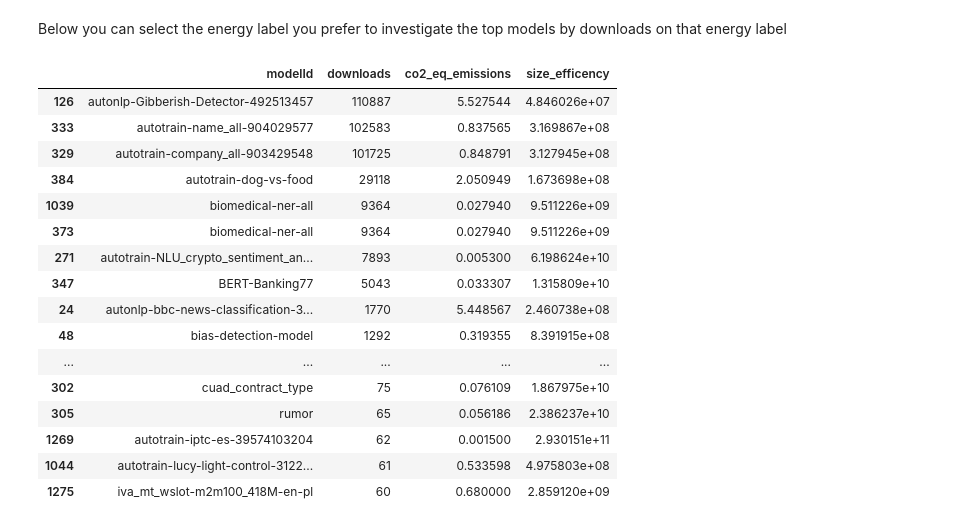
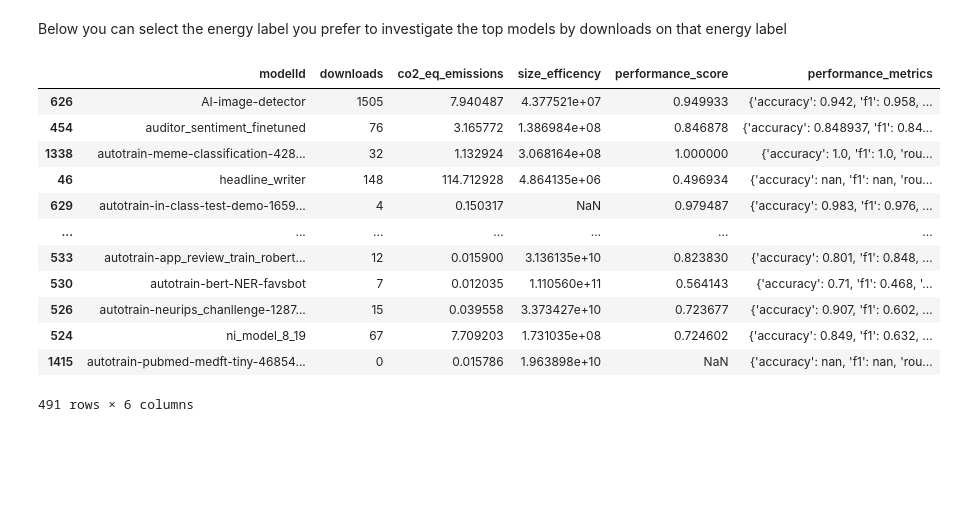
Before and after one commit to GAISSA-UPC/ML-EnergyLabel, a Jupyter notebook: code/Analysis/HFEmissionsAnalysis.ipynb, the cells around one changed output. Drawn from its saved outputs; the diff is of its cells as text; code cells hidden in the pictures; blank space fills up the shorter version.

```diff
--- a/code/Analysis/HFEmissionsAnalysis.ipynb
+++ b/code/Analysis/HFEmissionsAnalysis.ipynb
@@ -393,3 +393,5 @@ Remember, these p-values still should be corrected!! Correction on HFGeneralAnal
 print(f"Mann-Whitney U test result: U_stat = {u_stat:.5f}, p-value = {p_value:.5f}")
 # %% [output]
 Mann-Whitney U test result: U_stat = 69376.00000, p-value = 0.00000
+# %%
+df_energy_reported['co2_eq_emissions_model_size_normalized'] = df_energy_reported['co2_eq_emissions'] / df_energy_reported['size']
@@ -824,22 +846,18 @@ Name: count, dtype: int64
 # %% [markdown]
 Below you can select the energy label you prefer to investigate the top models by downloads on that energy label
 # %%
-df_co2[df_co2['compound_rating'] == 'A'].sort_values(by='downloads', ascending=False)[['modelId','downloads', 'co2_eq_emissions', 'size_efficency',]]
+df_co2[df_co2['compound_rating'] == 'B'].sort_values(by='likes', ascending=False)[['modelId','downloads', 'co2_eq_emissions', 'size_efficency','performance_score', 'performance_metrics']]
 # %% [output]
-|  | modelId | downloads | co2_eq_emissions | size_efficency |
-| 126 | autonlp-Gibberish-Detector-492513457 | 110887 | 5.527544 | 4.846026e+07 |
-| 333 | autotrain-name_all-904029577 | 102583 | 0.837565 | 3.169867e+08 |
-| 329 | autotrain-company_all-903429548 | 101725 | 0.848791 | 3.127945e+08 |
-| 384 | autotrain-dog-vs-food | 29118 | 2.050949 | 1.673698e+08 |
-| 1039 | biomedical-ner-all | 9364 | 0.027940 | 9.511226e+09 |
-| 373 | biomedical-ner-all | 9364 | 0.027940 | 9.511226e+09 |
-| 271 | autotrain-NLU_crypto_sentiment_an... | 7893 | 0.005300 | 6.198624e+10 |
-| 347 | BERT-Banking77 | 5043 | 0.033307 | 1.315809e+10 |
-| 24 | autonlp-bbc-news-classification-3... | 1770 | 5.448567 | 2.460738e+08 |
-| 48 | bias-detection-model | 1292 | 0.319355 | 8.391915e+08 |
-| ... | ... | ... | ... | ... |
-| 302 | cuad_contract_type | 75 | 0.076109 | 1.867975e+10 |
-| 305 | rumor | 65 | 0.056186 | 2.386237e+10 |
-| 1269 | autotrain-iptc-es-39574103204 | 62 | 0.001500 | 2.930151e+11 |
-| 1044 | autotrain-lucy-light-control-3122... | 61 | 0.533598 | 4.975803e+08 |
-| 1275 | iva_mt_wslot-m2m100_418M-en-pl | 60 | 0.680000 | 2.859120e+09 |
+|  | modelId | downloads | co2_eq_emissions | size_efficency | performance_score | performance_metrics |
+| 626 | AI-image-detector | 1505 | 7.940487 | 4.377521e+07 | 0.949933 | {'accuracy': 0.942, 'f1': 0.958, ... |
+| 454 | auditor_sentiment_finetuned | 76 | 3.165772 | 1.386984e+08 | 0.846878 | {'accuracy': 0.848937, 'f1': 0.84... |
+| 1338 | autotrain-meme-classification-428... | 32 | 1.132924 | 3.068164e+08 | 1.000000 | {'accuracy': 1.0, 'f1': 1.0, 'rou... |
+| 46 | headline_writer | 148 | 114.712928 | 4.864135e+06 | 0.496934 | {'accuracy': nan, 'f1': nan, 'rou... |
+| 629 | autotrain-in-class-test-demo-1659... | 4 | 0.150317 | NaN | 0.979487 | {'accuracy': 0.983, 'f1': 0.976, ... |
+| ... | ... | ... | ... | ... | ... | ... |
+| 533 | autotrain-app_review_train_robert... | 12 | 0.015900 | 3.136135e+10 | 0.823830 | {'accuracy': 0.801, 'f1': 0.848, ... |
+| 530 | autotrain-bert-NER-favsbot | 7 | 0.012035 | 1.110560e+11 | 0.564143 | {'accuracy': 0.71, 'f1': 0.468, '... |
+| 526 | autotrain-neurips_chanllenge-1287... | 15 | 0.039558 | 3.373427e+10 | 0.723677 | {'accuracy': 0.907, 'f1': 0.602, ... |
+| 524 | ni_model_8_19 | 67 | 7.709203 | 1.731035e+08 | 0.724602 | {'accuracy': 0.849, 'f1': 0.632, ... |
+| 1415 | autotrain-pubmed-medft-tiny-46854... | 0 | 0.015786 | 1.963898e+10 | NaN | {'accuracy': nan, 'f1': nan, 'rou... |
+491 rows × 6 columns
```
Also changed, not shown: parts of 4 cells of this notebook, 7 other files.
